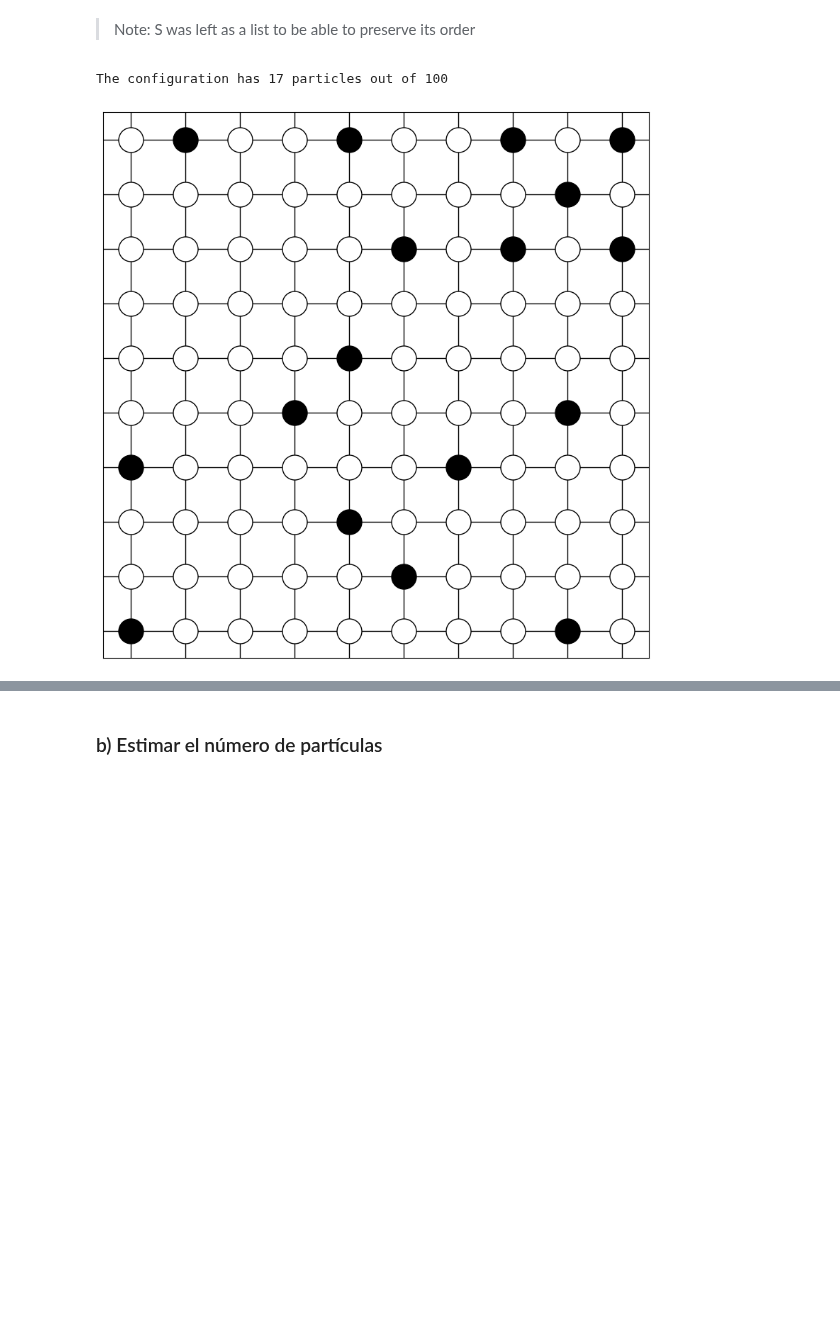
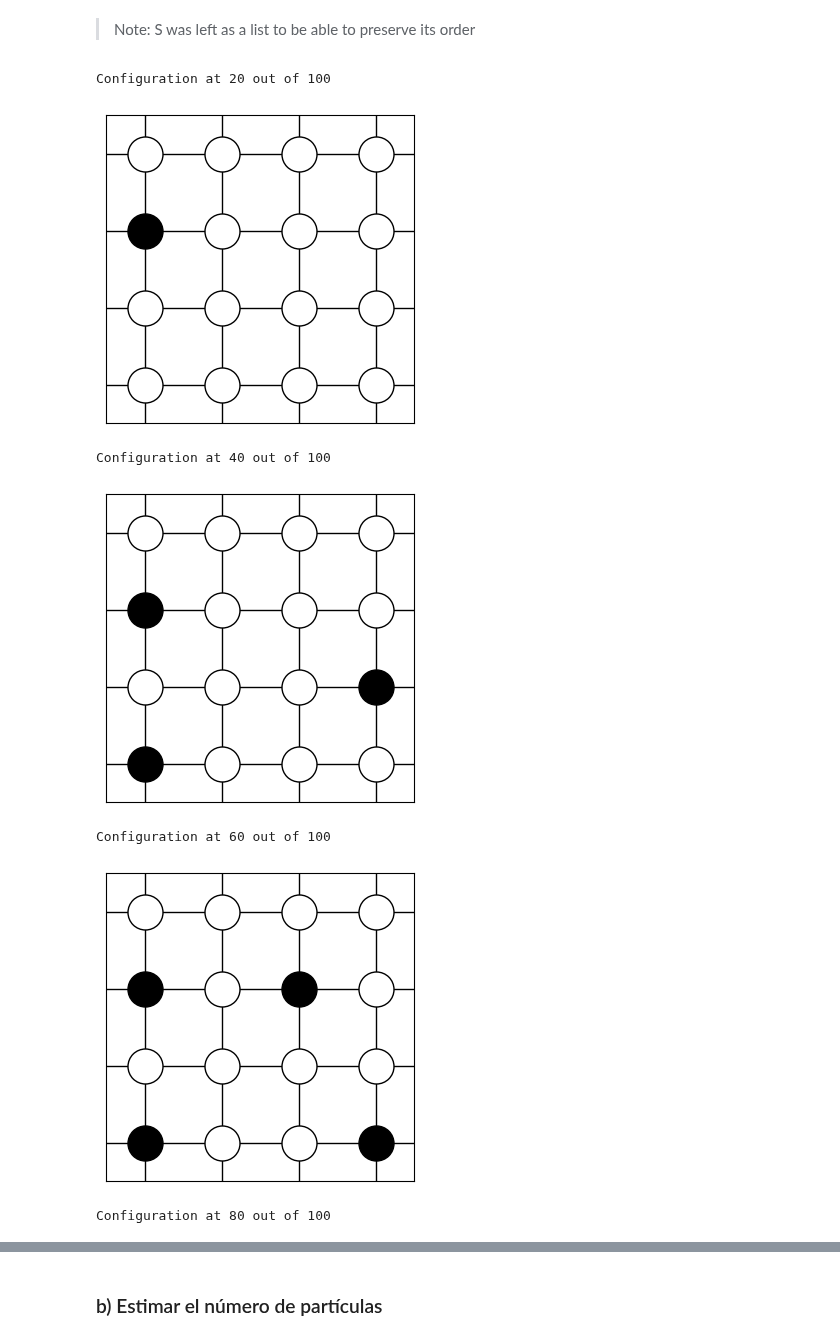
Before and after one commit to Unbo10/Markov, a Jupyter notebook: Homework_1.ipynb, the cells around one changed output, grey strips where cells are left out. Drawn from its saved outputs; the diff is of its cells as text; code cells hidden in the pictures; blank space fills up the shorter version.

Commit message:
feat(H1): add show_each to Gibbs sampler of HC to show the configuration before reaching a sample
Also, change num_sim for num_samples for better understanding of the code.

```diff
--- a/Homework_1.ipynb
+++ b/Homework_1.ipynb
@@ -177,14 +177,14 @@ def count_n_of_x(config: list[list], x: any, S: list = ['w', 'b']) -> int:
 
     return count
 
-def gibbs_sampler_hcm(k: int, initial_config: list[list], S: list = ['w', 'b'], n: int = 10000, print_each: int = 1000, verbose=False) -> list[list]:
+def gibbs_sampler_hcm(k: int, initial_config: list[list], S: list = ['w', 'b'], n: int = 10000, show_each: int = 1000, verbose=False) -> list[list]:
     """
     Compute the $n$-th configuration value of a $k times k$ hard-core model using
     a Gibbs sampler that starts with an initial configuration `initial_config`
     and updates it based on a uniform stationary distribution of the
     configurations which yields a fair-coin decision rule on which value to
-    assign (from S) to each vertex. Also, it prints the current distribution
-    every `print_each`.
+    assign (from S) to each vertex. Also, it shows the current distribution
+    every `show_each` using the `graph_matrix` helper.
 
     Parameters
     ----------
@@ -192,7 +192,7 @@ def gibbs_sampler_hcm(k: int, initial_config: list[list], S: list = ['w', 'b'],
         initial_distr (numpy.array): The initial configuration to start the simulation with. Must be a feasible configuration with `k`^2 entries.
         S (list): A list containing the unique possible values each vertex can take. The first one must be the one it can always take, and the second one the one we want no adjacent vertices of. Deafult is ['w', 'b'] for white and black, respectively.
         n (int, optional): The simulation will run up to step `n`. Default is 10000.
-        print_each (int, optional): Every `print_each` simulations, the current distribution of the MCMC will be printed. Set it to 0 to run quietly. Default is 1000.
+        show_each (int, optional): Every `show_each` simulations, the current distribution of the MCMC will be shown (as a graph). Set it to n+1 to run quietly. Default is 1000.
         verbose (bool, optional): Whether to print if a vertex cannot be updated due to the values of its neighbors.
 
     Returns
@@ -222,24 +222,30 @@ def gibbs_sampler_hcm(k: int, initial_config: list[list], S: list = ['w', 'b'],
             #*3) Update the chosen vertex according to the distribution and leave the rest unchanged
             X[vertex[0]][vertex[1]] = feasible_values[rand2]
 
-        if print_each != 0:
-            if i % print_each == 0:
-                print(f"Config at time {print_each}: {X}")
+        if show_each != 0:
+            if i % show_each == 0:
+                print(f"Configuration at {i} out of {n}")
+                graph_matrix(X, {"b": "black", "w": "white"})
 
     return X
 # %% [markdown]
 > Note: S was left as a list to be able to preserve its order
 # %%
-k: int = 10
+k: int = 4
 X0: list[list] = [k * ['w'] for _ in range(k)]
 S: list = ['w', 'b']
 n: int = 100
 
-final_config: list[list] = gibbs_sampler_hcm(k, initial_config=X0, S = S, n=n, print_each=0)
+final_config: list[list] = gibbs_sampler_hcm(k, initial_config=X0, S = S, n=n, show_each=n/5)
 # print(final_config)
 n_particles: int = count_n_of_x(final_config, "b", S)
-print(f"The configuration has {n_particles} particles out of {k * k}")
-graph_matrix(final_config, {"b": "black", "w": "white"})
+print(f"The final (or sample) configuration has {n_particles} particles out of {k * k}")
+# graph_matrix(final_config, {"b": "black", "w": "white"})
 # %% [output]
-The configuration has 17 particles out of 100
+Configuration at 20 out of 100
-[figure, old version]
+[figure, new version]
+Configuration at 40 out of 100
+[figure, added]
+Configuration at 60 out of 100
+[figure, added]
+Configuration at 80 out of 100
```
Also changed, not shown: parts of 6 cells of this notebook.
